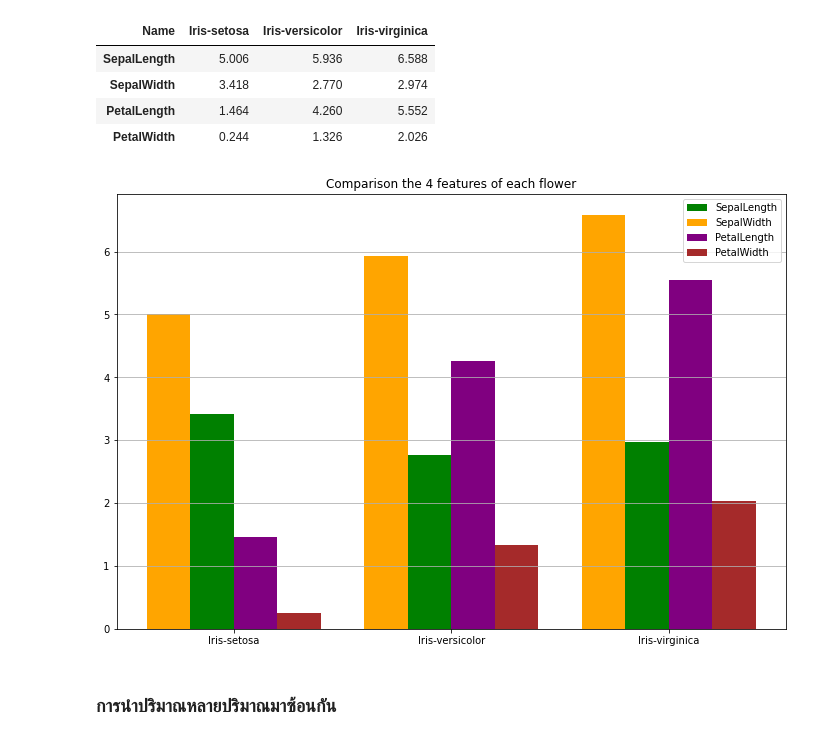
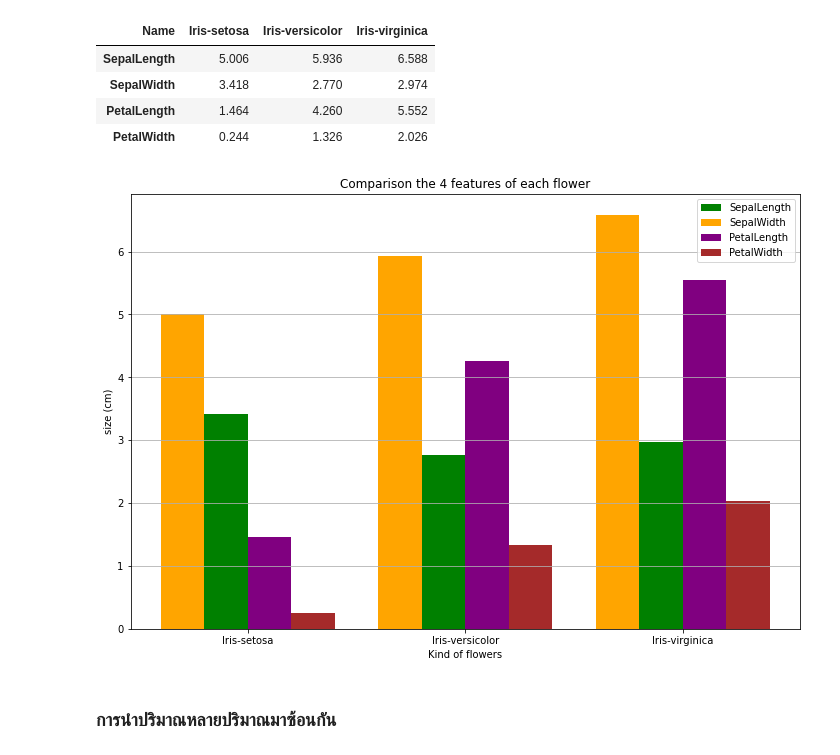
Before and after one commit to Supansapkb/BasicProg_DataViz65, a Jupyter notebook: DataViz04_Data_Comparison.ipynb, the cells around one changed output. Drawn from its saved outputs; the diff is of its cells as text; code cells hidden in the pictures.

Commit message:
Comparison +Quiz7

```diff
--- a/DataViz04_Data_Comparison.ipynb
+++ b/DataViz04_Data_Comparison.ipynb
@@ -275,21 +275,23 @@ sample_data1
 # %%
 width = 0.2
 
 plt.bar([0.9,1.9,2.9],[sample_data1['Iris-setosa'][1],sample_data1['Iris-versicolor'][1],sample_data1['Iris-virginica'][1]],width,color='green',label='SepalLength')
 plt.bar([0.9-width, 1.9-width, 2.9-width],[sample_data1['Iris-setosa'][0],sample_data1['Iris-versicolor'][0],sample_data1['Iris-virginica'][0]],width,color='Orange',label='SepalWidth')
 plt.bar([1.1,2.1,3.1],[sample_data1['Iris-setosa'][2],sample_data1['Iris-versicolor'][2],sample_data1['Iris-virginica'][2]],width,color='purple',label='PetalLength')
 plt.bar([1.1+width, 2.1+width, 3.1+width],[sample_data1['Iris-setosa'][3],sample_data1['Iris-versicolor'][3],sample_data1['Iris-virginica'][3]],width,color='brown',label='PetalWidth')
 
 plt.xticks([1,2,3], ['Iris-setosa','Iris-versicolor','Iris-virginica'])
 plt.legend();
 
 plt.grid(True,axis='y')
 
 import matplotlib
 matplotlib.rcParams['figure.figsize']=[12,8]
-plt.title('Comparison the 4 features of each flower');
+plt.title('Comparison the 4 features of each flower')
+plt.xlabel('Kind of flowers')
+plt.ylabel('size (cm)');
 # %% [output]
-[figure, old version]
+[figure, new version]
 # %% [markdown]
 ### การนำปริมาณหลายปริมาณมาซ้อนกัน
 # %% [markdown]
```
